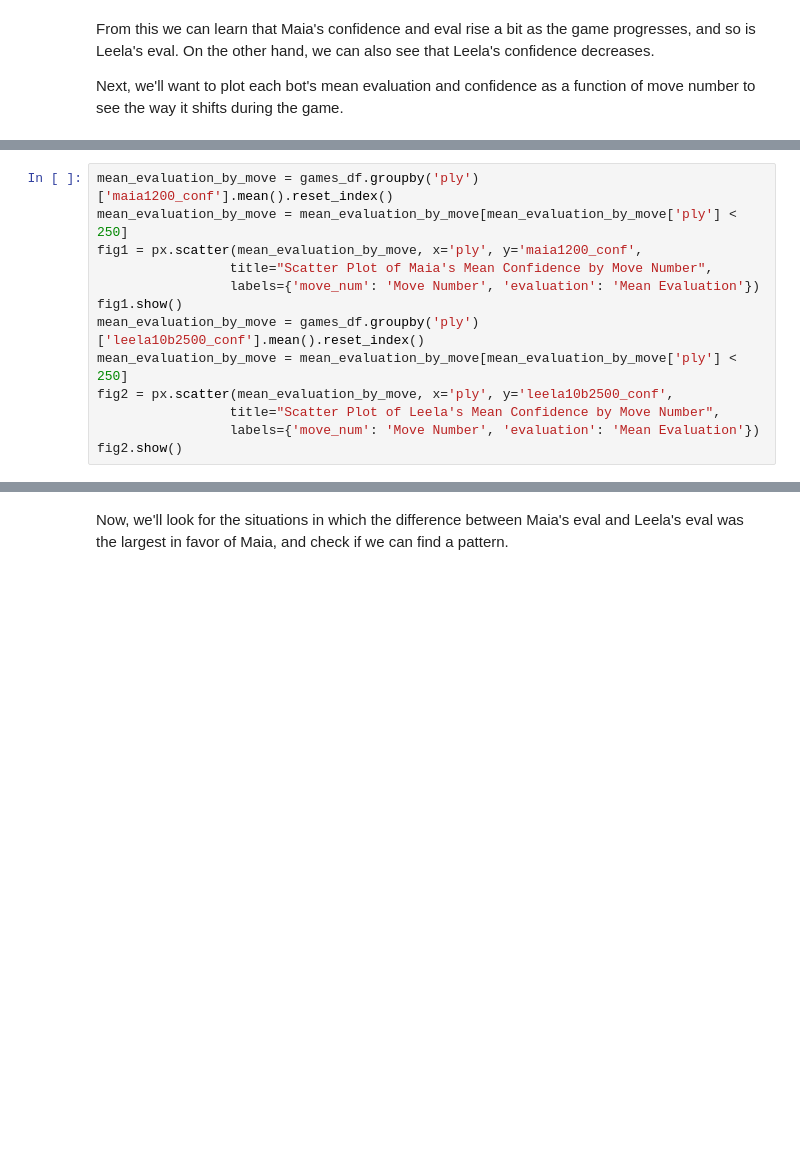
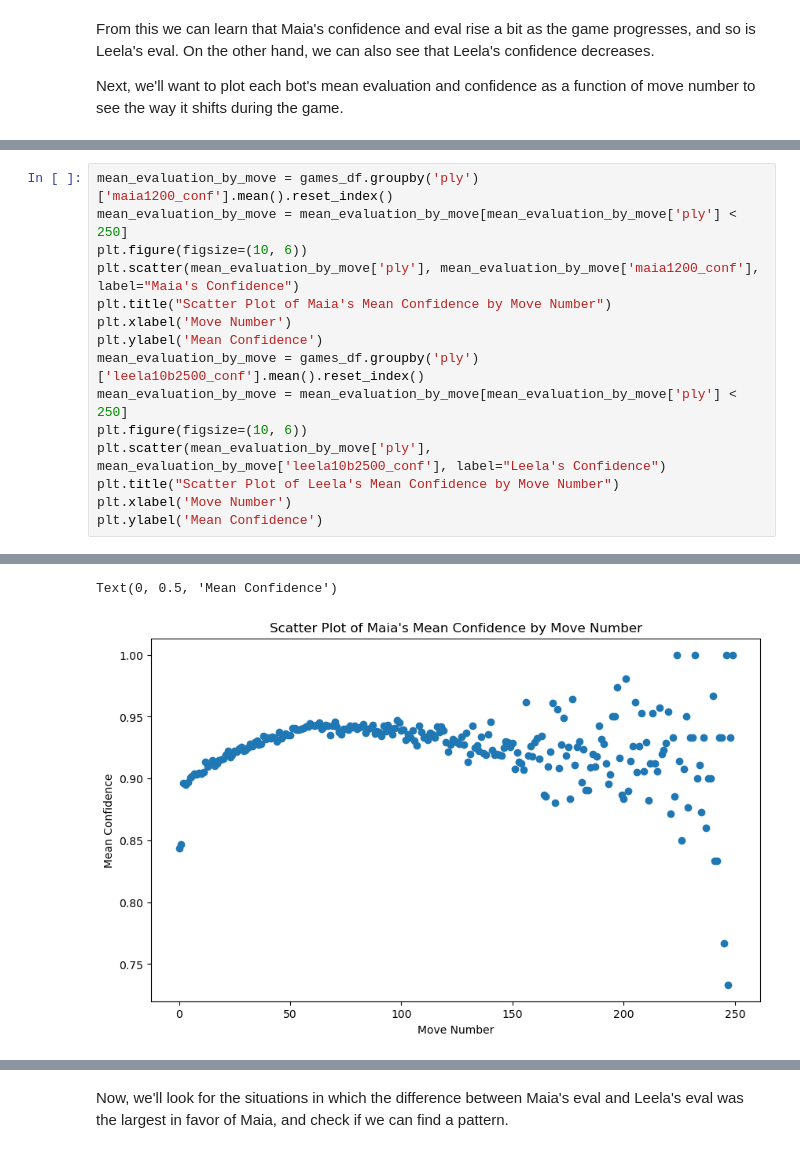
Before and after one commit to dvirsas8/research, a Jupyter notebook: first_analysis.ipynb, the cells around one changed output, grey strips where cells are left out. Saved outputs shown, nothing was run; the diff lists cells and outputs as text; blank space fills up the shorter version.

```diff
--- a/first_analysis.ipynb
+++ b/first_analysis.ipynb
@@ -178,14 +181,16 @@ fig2.show()
 # %%
 mean_evaluation_by_move = games_df.groupby('ply')['maia1200_conf'].mean().reset_index()
 mean_evaluation_by_move = mean_evaluation_by_move[mean_evaluation_by_move['ply'] < 250]
-fig1 = px.scatter(mean_evaluation_by_move, x='ply', y='maia1200_conf',
-                 title="Scatter Plot of Maia's Mean Confidence by Move Number",
-                 labels={'move_num': 'Move Number', 'evaluation': 'Mean Evaluation'})
-fig1.show()
+plt.figure(figsize=(10, 6))
+plt.scatter(mean_evaluation_by_move['ply'], mean_evaluation_by_move['maia1200_conf'], label="Maia's Confidence")
+plt.title("Scatter Plot of Maia's Mean Confidence by Move Number")
+plt.xlabel('Move Number')
+plt.ylabel('Mean Confidence')
 mean_evaluation_by_move = games_df.groupby('ply')['leela10b2500_conf'].mean().reset_index()
 mean_evaluation_by_move = mean_evaluation_by_move[mean_evaluation_by_move['ply'] < 250]
-fig2 = px.scatter(mean_evaluation_by_move, x='ply', y='leela10b2500_conf',
-                 title="Scatter Plot of Leela's Mean Confidence by Move Number",
-                 labels={'move_num': 'Move Number', 'evaluation': 'Mean Evaluation'})
-fig2.show()
+plt.figure(figsize=(10, 6))
+plt.scatter(mean_evaluation_by_move['ply'], mean_evaluation_by_move['leela10b2500_conf'], label="Leela's Confidence")
+plt.title("Scatter Plot of Leela's Mean Confidence by Move Number")
+plt.xlabel('Move Number')
+plt.ylabel('Mean Confidence')
 # %% [output]
@@ -193,0 +197,2 @@ fig2.show()
+Text(0, 0.5, 'Mean Confidence')
+[figure, added]
```
Also changed, not shown: parts of 3 cells of this notebook.
